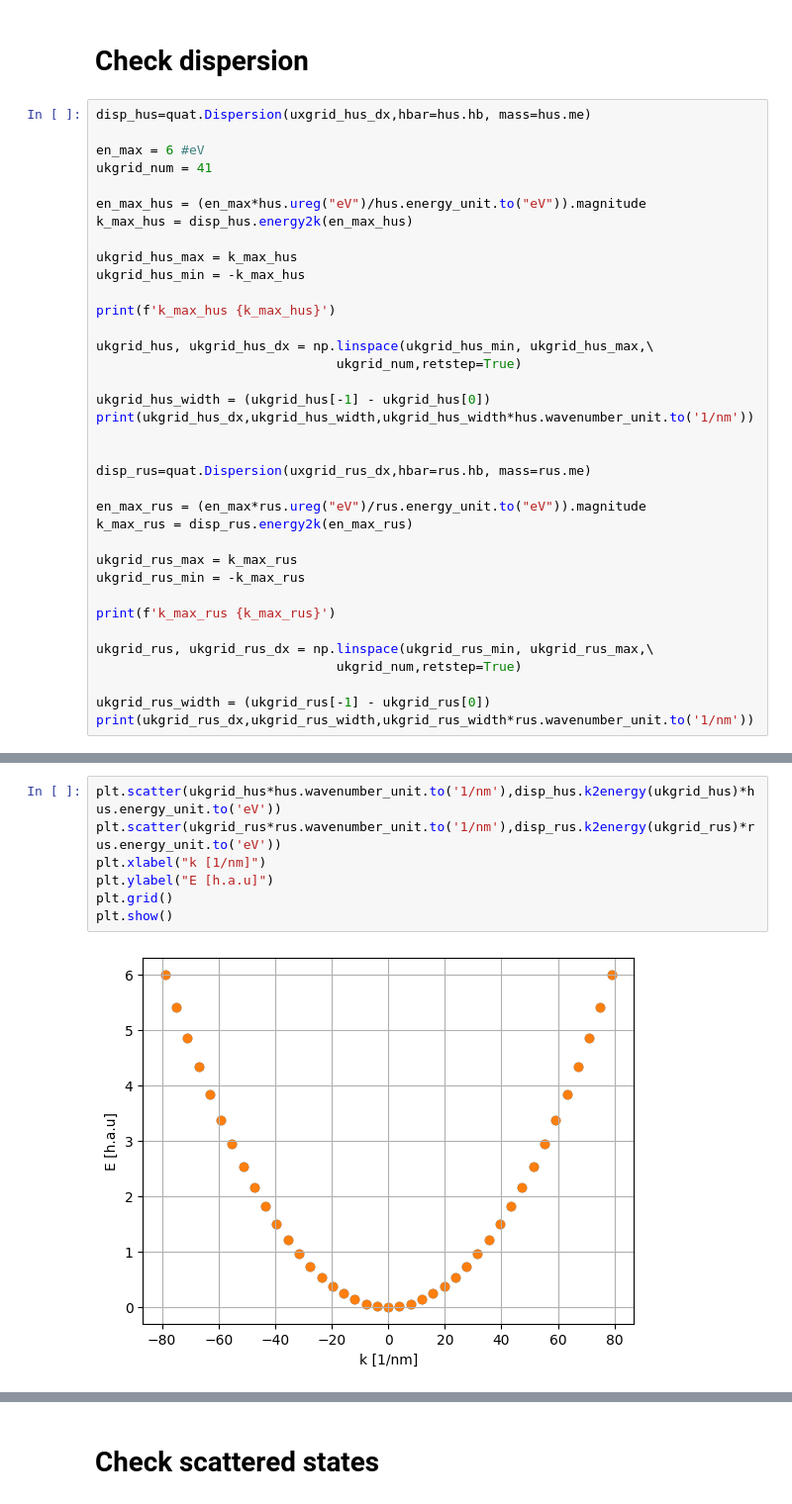
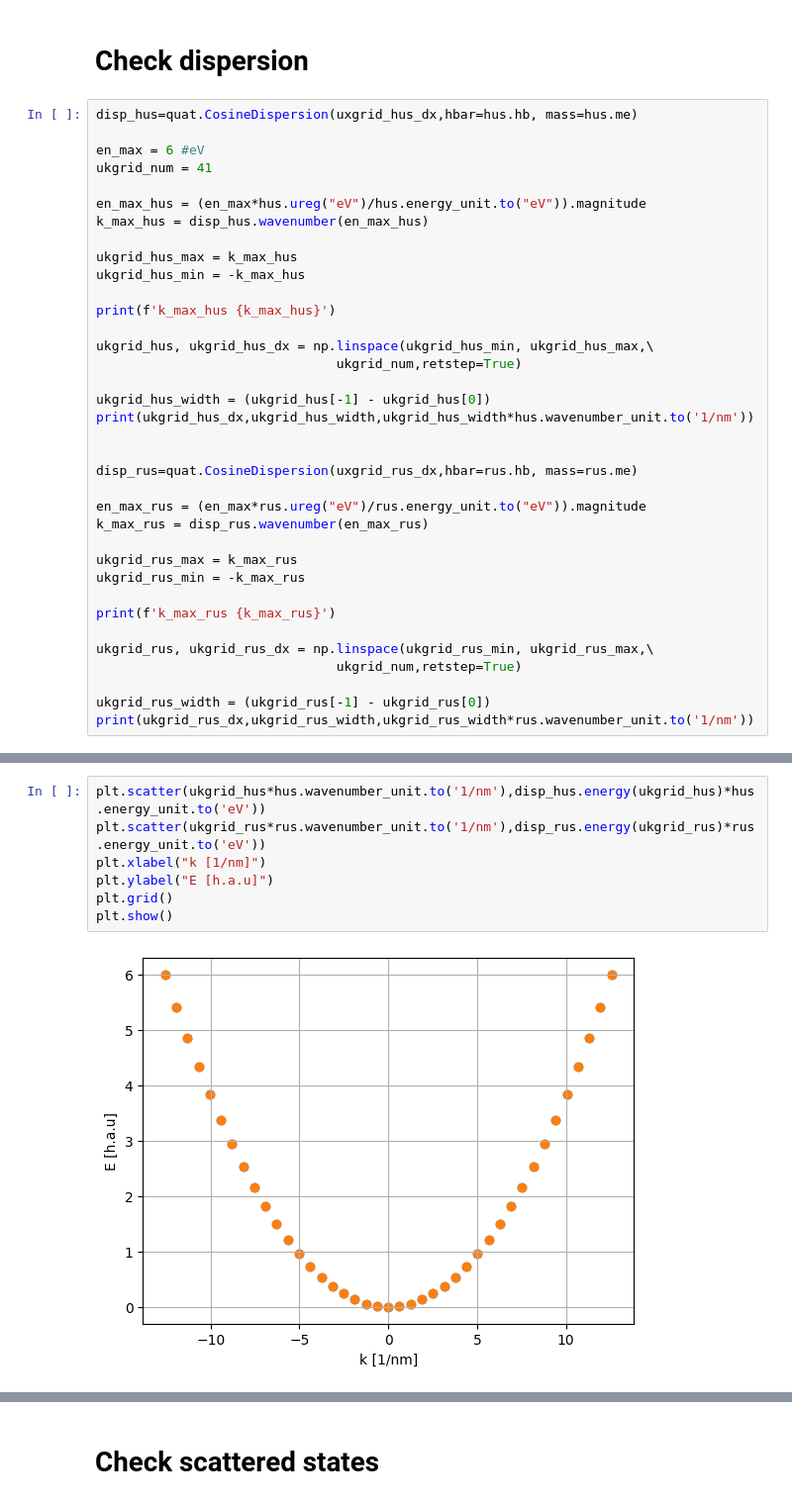
Before and after one commit to magashegyi/testrepo, a Jupyter notebook: test_atomic_units.ipynb, the cells around one changed output, grey strips where cells are left out. Shown at 99% size. Saved outputs shown, nothing was run; the diff lists cells and outputs as text.

```diff
--- a/test_atomic_units.ipynb
+++ b/test_atomic_units.ipynb
@@ -325,13 +325,13 @@ plt.show()
 # %% [markdown]
 # Check dispersion
 # %%
-disp_hus=quat.Dispersion(uxgrid_hus_dx,hbar=hus.hb, mass=hus.me)
+disp_hus=quat.CosineDispersion(uxgrid_hus_dx,hbar=hus.hb, mass=hus.me)
 
 en_max = 6 #eV
 ukgrid_num = 41
 
 en_max_hus = (en_max*hus.ureg("eV")/hus.energy_unit.to("eV")).magnitude
-k_max_hus = disp_hus.energy2k(en_max_hus)
+k_max_hus = disp_hus.wavenumber(en_max_hus)
 
 ukgrid_hus_max = k_max_hus
 ukgrid_hus_min = -k_max_hus
@@ -345,10 +345,10 @@ ukgrid_hus_width = (ukgrid_hus[-1] - ukgrid_hus[0])
 print(ukgrid_hus_dx,ukgrid_hus_width,ukgrid_hus_width*hus.wavenumber_unit.to('1/nm'))
 
 
-disp_rus=quat.Dispersion(uxgrid_rus_dx,hbar=rus.hb, mass=rus.me)
+disp_rus=quat.CosineDispersion(uxgrid_rus_dx,hbar=rus.hb, mass=rus.me)
 
 en_max_rus = (en_max*rus.ureg("eV")/rus.energy_unit.to("eV")).magnitude
-k_max_rus = disp_rus.energy2k(en_max_rus)
+k_max_rus = disp_rus.wavenumber(en_max_rus)
 
 ukgrid_rus_max = k_max_rus
 ukgrid_rus_min = -k_max_rus
@@ -375,11 +375,11 @@ plt.show()
 # %% [output]
 [figure]
 # %%
-plt.scatter(ukgrid_hus*hus.wavenumber_unit.to('1/nm'),disp_hus.k2energy(ukgrid_hus)*hus.energy_unit.to('eV'))
-plt.scatter(ukgrid_rus*rus.wavenumber_unit.to('1/nm'),disp_rus.k2energy(ukgrid_rus)*rus.energy_unit.to('eV'))
+plt.scatter(ukgrid_hus*hus.wavenumber_unit.to('1/nm'),disp_hus.energy(ukgrid_hus)*hus.energy_unit.to('eV'))
+plt.scatter(ukgrid_rus*rus.wavenumber_unit.to('1/nm'),disp_rus.energy(ukgrid_rus)*rus.energy_unit.to('eV'))
 plt.xlabel("k [1/nm]")
 plt.ylabel("E [h.a.u]")
 plt.grid()
 plt.show()
 # %% [output]
-[figure, old version]
+[figure, new version]
```
Also changed, not shown: parts of 16 cells of this notebook, 2 other files.
